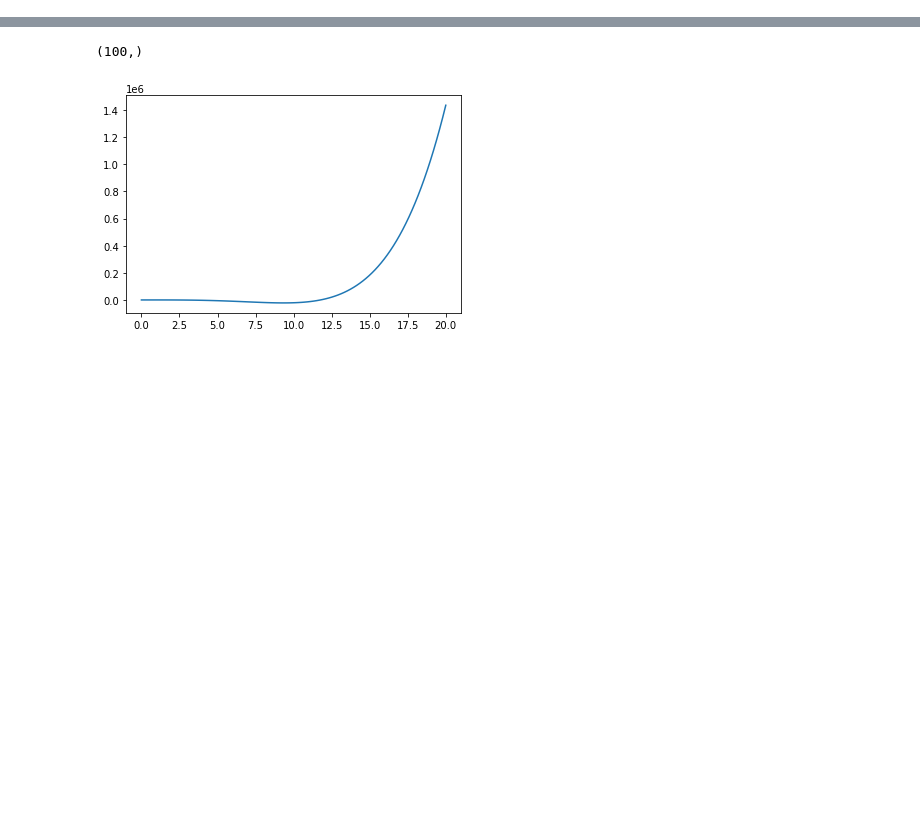
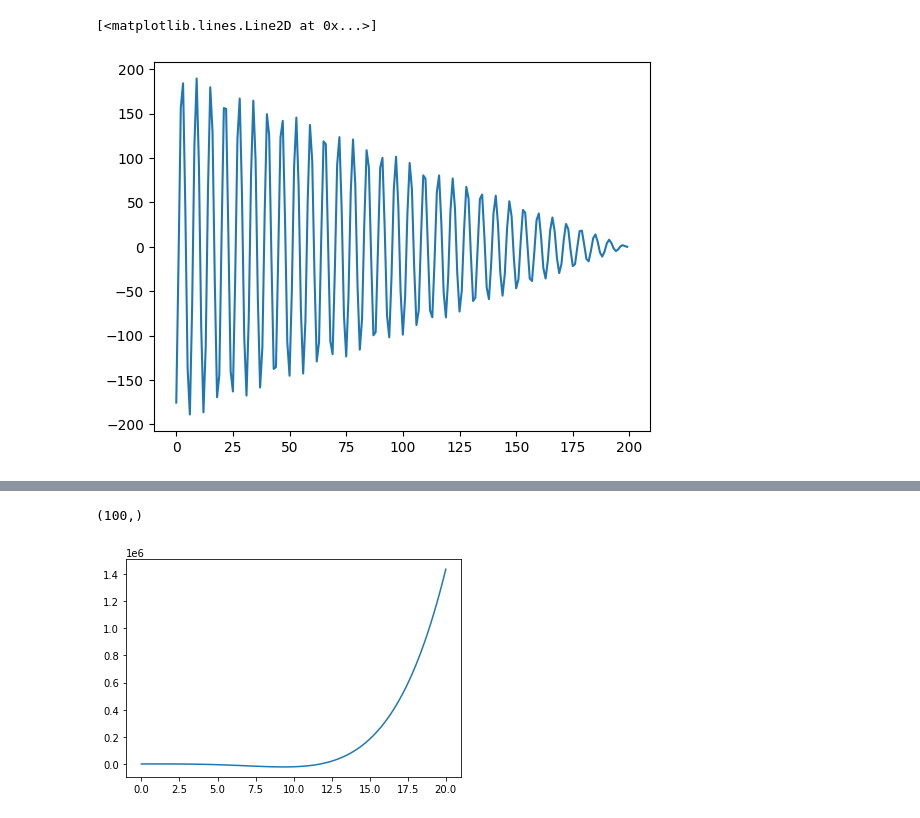
Before and after one commit to robflynnyh/asr_training_scripts, a Jupyter notebook: Untitled-1.ipynb, the cells around one changed output, grey strips where cells are left out. Cells and saved outputs as stored; diff of their text form; code cells hidden in the pictures; blank space fills up the shorter version.

```diff
--- a/Untitled-1.ipynb
+++ b/Untitled-1.ipynb
@@ -72,12 +131,0 @@ class DynamicPositionBias(nn.Module):
-# %%
-posfn = DynamicPositionBias(
-        64,
-        heads=8,
-        dim_head=32,
-        depth = 2,
-        log_distance = True,
-        norm = True
-    )
-bias =  posfn(200,q,k, torch.device('cpu'), torch.float32)
-print(bias.shape)
-print(q.shape, b.shape)
@@ -86,0 +156,5 @@ torch.Size([3, 8, 200, 32]) torch.Size([3, 8, 20, 20])
+# %%
+plt.plot((torch.sin(torch.arange(200).flip(0)) * bias[1][bias[0]].squeeze())[-1])
+# %% [output]
+[<matplotlib.lines.Line2D at 0x...>]
+[figure, added]
```
Also changed, not shown: parts of 40 cells of this notebook, 9 other files.
